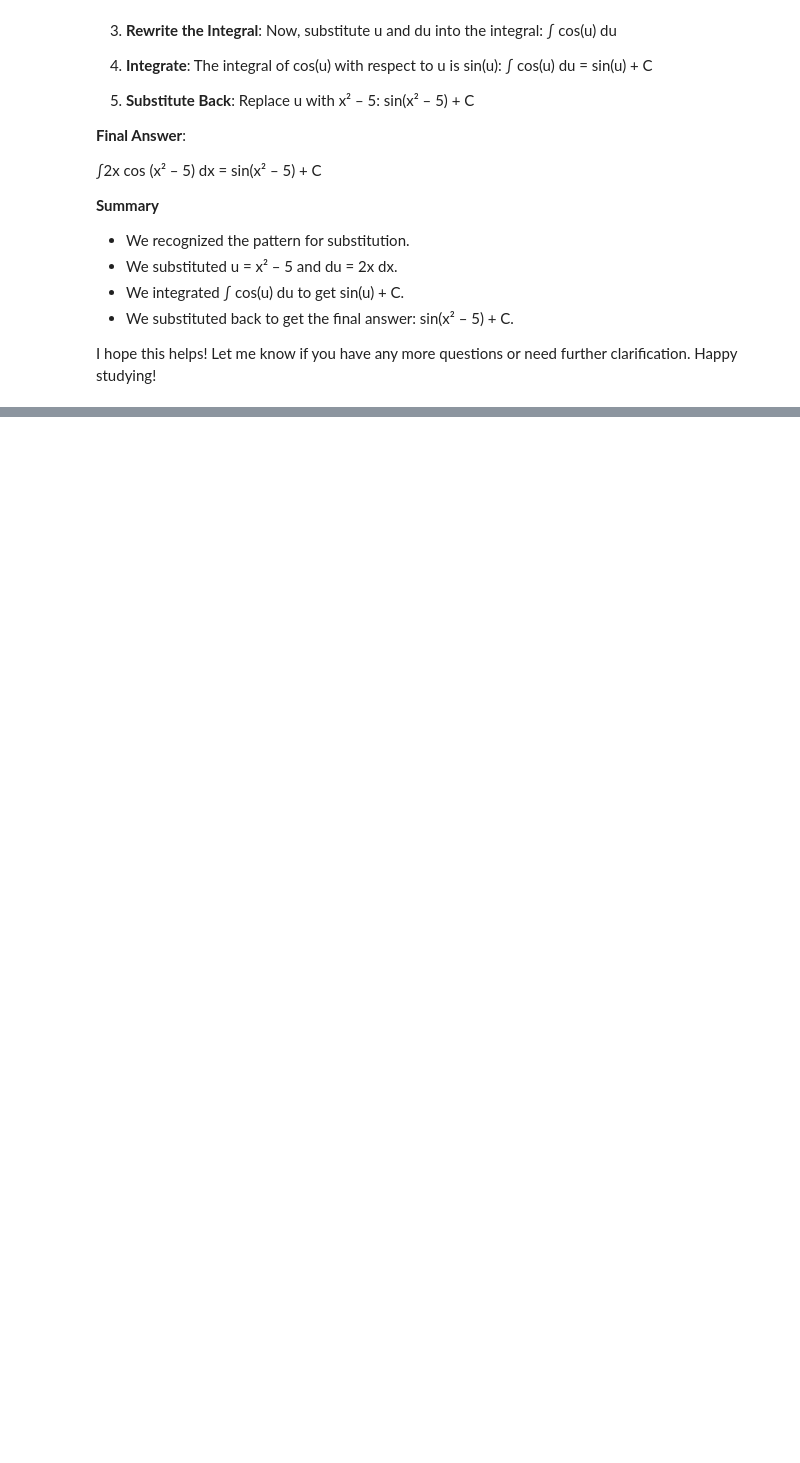
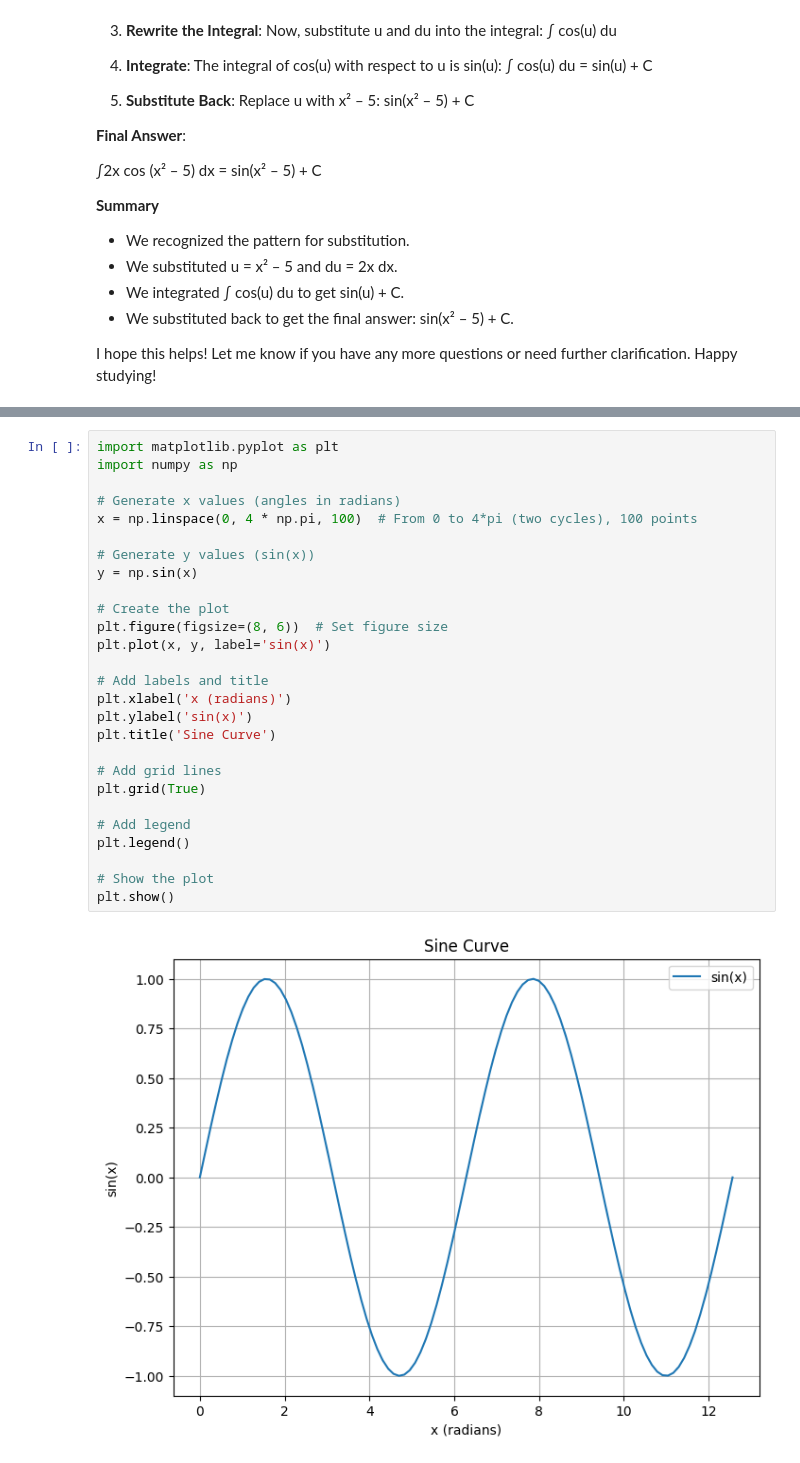
Before and after one commit to SAMANTA1401/classmate, a Jupyter notebook: experiment_lab/science_bot.ipynb, the cells around one changed output, grey strips where cells are left out. Cells and saved outputs as stored; diff of their text form; blank space fills up the shorter version.

```diff
--- a/experiment_lab/science_bot.ipynb
+++ b/experiment_lab/science_bot.ipynb
@@ -296,0 +492,29 @@ I hope this helps! Let me know if you have any more questions or need further cl
+# %%
+import matplotlib.pyplot as plt
+import numpy as np
+
+# Generate x values (angles in radians)
+x = np.linspace(0, 4 * np.pi, 100)  # From 0 to 4*pi (two cycles), 100 points
+
+# Generate y values (sin(x))
+y = np.sin(x)
+
+# Create the plot
+plt.figure(figsize=(8, 6))  # Set figure size
+plt.plot(x, y, label='sin(x)')
+
+# Add labels and title
+plt.xlabel('x (radians)')
+plt.ylabel('sin(x)')
+plt.title('Sine Curve')
+
+# Add grid lines
+plt.grid(True)
+
+# Add legend
+plt.legend()
+
+# Show the plot
+plt.show()
+# %% [output]
+[figure, added]
```
Also changed, not shown: parts of 16 cells of this notebook, 7 other files.
